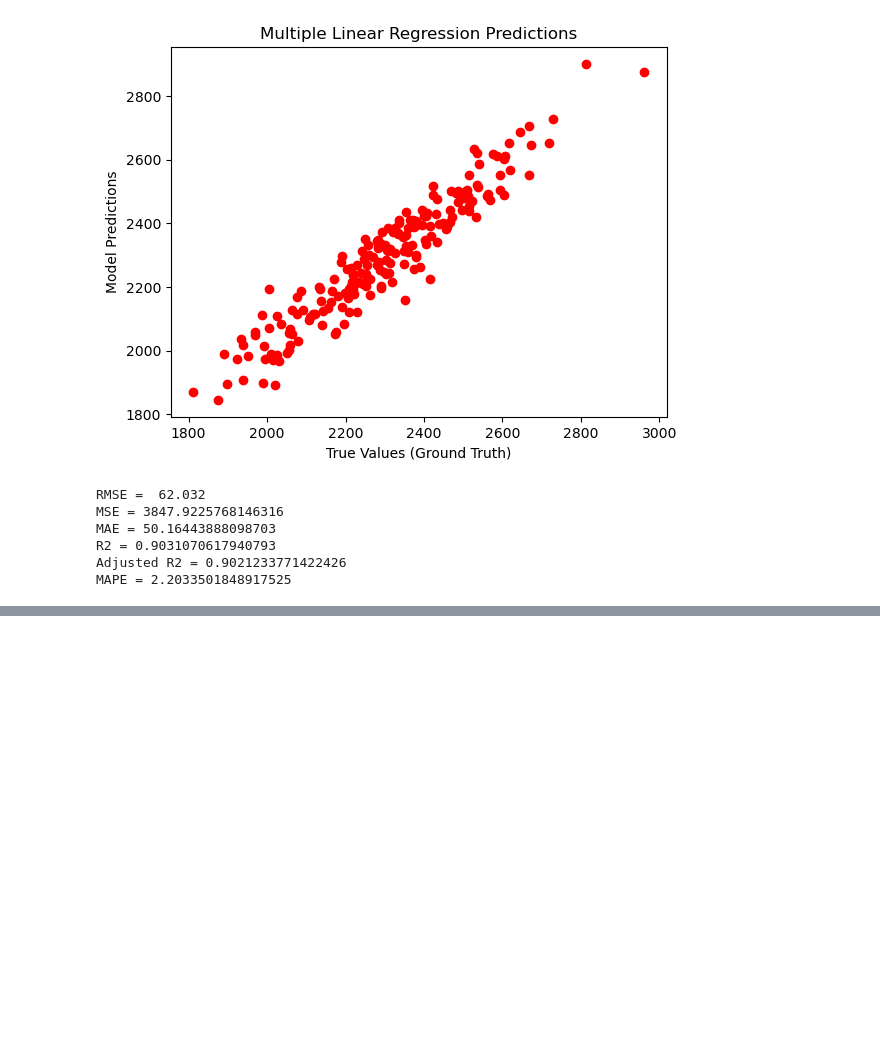
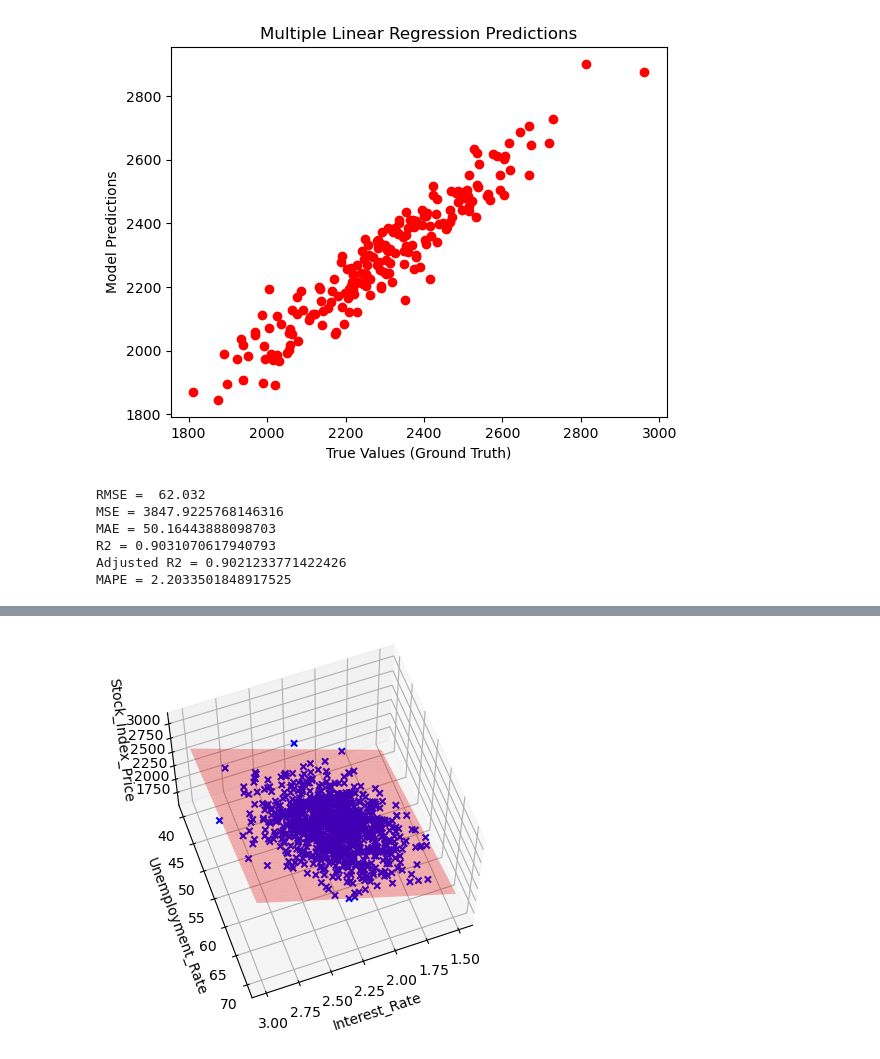
Before and after one commit to mat-ilde/data-prediction-machine-learning, a Jupyter notebook: Multiple linear regression StockPrediction.ipynb, the cells around one changed output, grey strips where cells are left out. Drawn from its saved outputs; the diff is of its cells as text; code cells hidden in the pictures; blank space fills up the shorter version.

```diff
--- a/Multiple linear regression StockPrediction.ipynb
+++ b/Multiple linear regression StockPrediction.ipynb
@@ -126,0 +150,12 @@ MAPE = 2.2033501848917525
+# %%
+fig = plt.figure()
+ax = fig.add_subplot(111, projection='3d')
+ax.scatter(stock['Interest Rates'],stock['Employment'],stock['S&P 500 Price'],c='blue', marker='x', alpha=1)
+ax.plot_surface(x_surf, y_surf, fittedY, color='red', alpha=0.3)
+ax.set_xlabel('Interest_Rate')
+ax.set_ylabel('Unemployment_Rate')
+ax.set_zlabel('Stock_Index_Price')
+ax.view_init(60, 70)
+plt.show()
+# %% [output]
+[figure, added]
```
Also changed, not shown: parts of 7 cells of this notebook.
